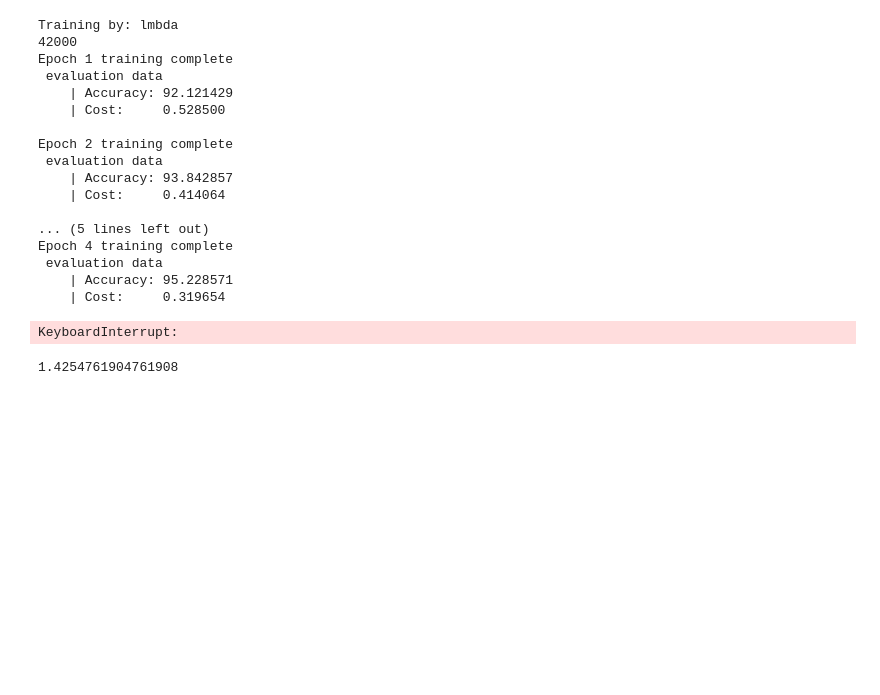
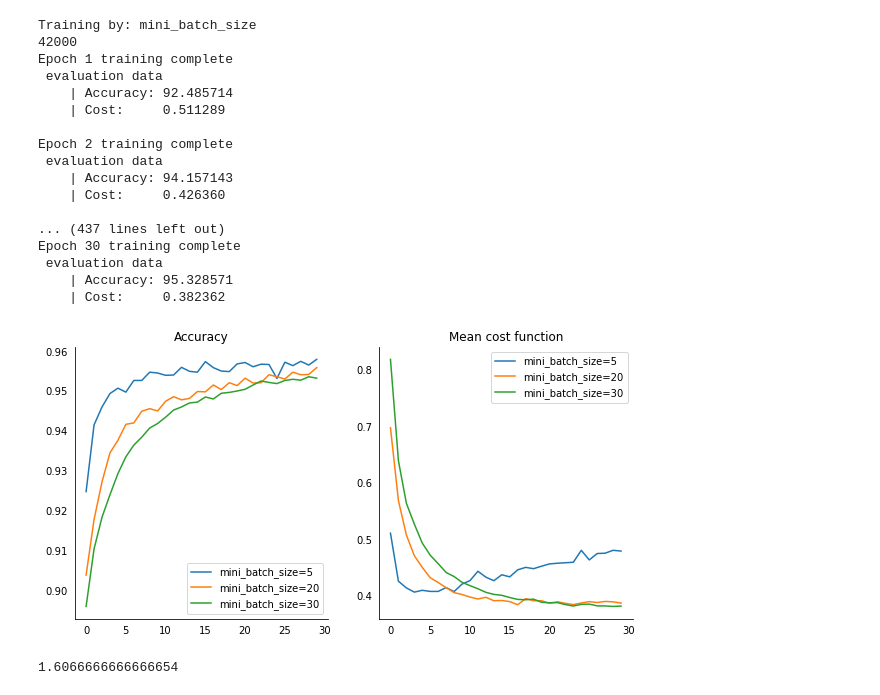
Before and after one commit to Grafit24/my-first-neurol-network, a Jupyter notebook: experement.ipynb, the cells around one changed output. Cells and saved outputs as stored; diff of their text form; code cells hidden in the pictures; blank space fills up the shorter version.

```diff
--- a/experement.ipynb
+++ b/experement.ipynb
@@ -27,7 +27,7 @@ def hyper_param_setting(training_data, valid_data, random_state, net_architectur
         nn = net.Network(net_architecture, random_state=random_state)
         res = nn.SGD(training_data=training_data, evaluation_data=valid_data, **params)
         results.append(res)
-        nets.append(net)
+        nets.append(nn)
 
     return results, list(main_param.items())[0], nets
 # %%
@@ -119,34 +116,34 @@ visualisation([acc, acc_t], [cf, cf_t])
 # %%
 res = hyper_param_setting(
     training_data=train,
     valid_data=valid,
-    random_state=None,
-    net_architecture=[784, 100, 10],
+    random_state=42,
+    net_architecture=[784, 30, 10],
 
     # SGD params
     eta=0.1,
     mini_batch_size=10,
-    lmbda=[0.1, 4.2],
+    lmbda=1.,
     epochs=30,
     monitor_evaluation_cost=True,
     )
 comparing_hyper_params(res[1], res[0])
 # %% [output]
-Training by: lmbda
+Training by: mini_batch_size
 42000
 Epoch 1 training complete
  evaluation data
-    | Accuracy: 92.121429
-    | Cost:     0.528500
+    | Accuracy: 92.485714
+    | Cost:     0.511289
 
 Epoch 2 training complete
  evaluation data
-    | Accuracy: 93.842857
-    | Cost:     0.414064
+    | Accuracy: 94.157143
+    | Cost:     0.426360
 
-... (5 lines left out)
-Epoch 4 training complete
+... (437 lines left out)
+Epoch 30 training complete
  evaluation data
-    | Accuracy: 95.228571
-    | Cost:     0.319654
+    | Accuracy: 95.328571
+    | Cost:     0.382362
-KeyboardInterrupt:
+[figure, added]
@@ -156,4 +150,4 @@ print(net01.evaluate(test))
 # %%
-(-np.array(acc)+np.array(acc_t)).mean()*100
+(np.array(acc)-np.array(acc_t)).mean()
 # %% [output]
-1.4254761904761908
+1.6066666666666654
```
Also changed, not shown: parts of 4 cells of this notebook.
